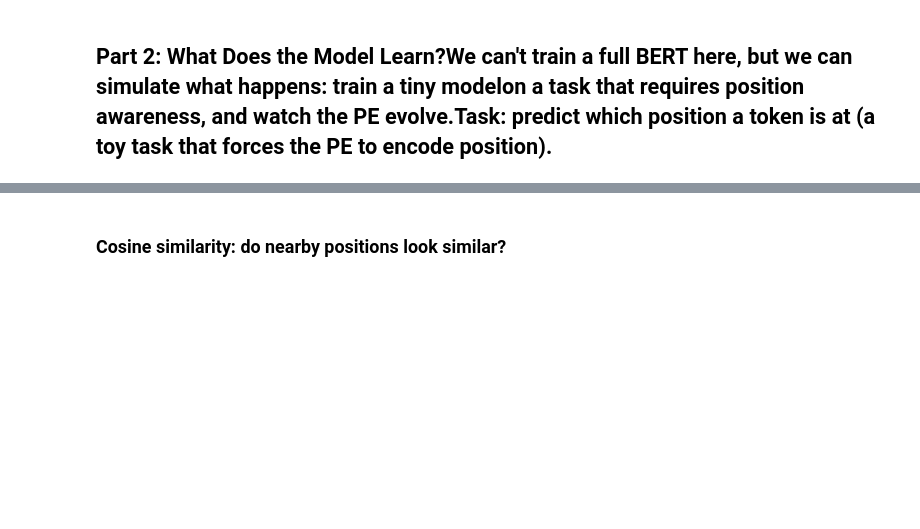
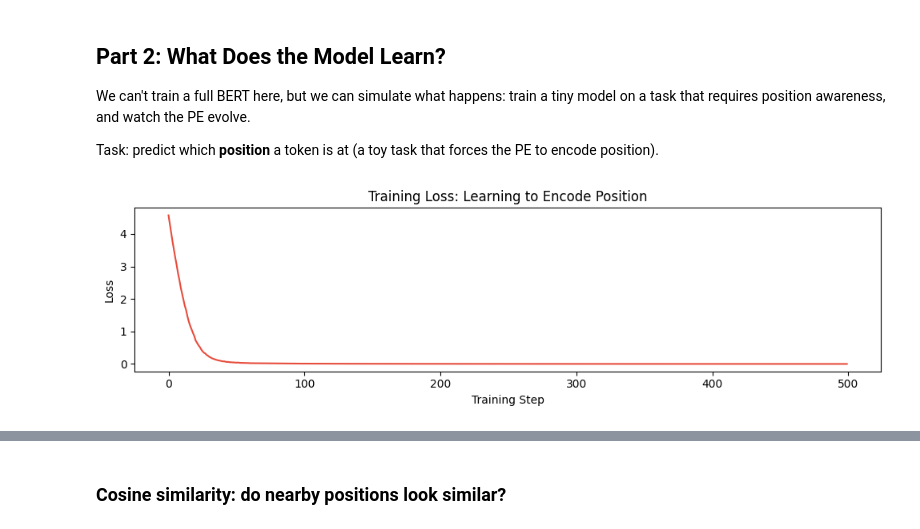
Before and after one commit to subhojitdas/Enceladus, a Jupyter notebook: src/pos_emb/learned_pe.ipynb, the cells around one changed output, grey strips where cells are left out. Saved outputs shown, nothing was run; the diff lists cells and outputs as text; code cells hidden in the pictures; blank space fills up the shorter version.

Commit message:
Bert learning

```diff
--- a/src/pos_emb/learned_pe.ipynb
+++ b/src/pos_emb/learned_pe.ipynb
@@ -11,2 +85,48 @@ class LearnedPositionalEmbedding(nn.Module):    def __init__(self, max_seq_len,
 # %%
-torch.manual_seed(42)max_len = 64d_model = 32vocab_size = 100# Tiny model: embedding + learned PE + linear classifier to predict positionclass TinyPositionModel(nn.Module):    def __init__(self):        super().__init__()        self.token_emb = nn.Embedding(vocab_size, d_model)        self.pos_emb = nn.Embedding(max_len, d_model)        self.classifier = nn.Linear(d_model, max_len)        def forward(self, tokens):        seq_len = tokens.shape[1]        positions = torch.arange(seq_len)        x = self.token_emb(tokens) + self.pos_emb(positions)        return self.classifier(x)  # predict position from combined embeddingmodel = TinyPositionModel()optimizer = torch.optim.Adam(model.parameters(), lr=0.01)# Train: random tokens, target = position indexlosses = []for step in range(500):    tokens = torch.randint(0, vocab_size, (16, max_len))  # batch of 16    targets = torch.arange(max_len).unsqueeze(0).expand(16, -1)        logits = model(tokens)    loss = F.cross_entropy(logits.view(-1, max_len), targets.reshape(-1))        optimizer.zero_grad()    loss.backward()    optimizer.step()    losses.append(loss.item())fig, ax = plt.subplots(figsize=(10, 3))ax.plot(losses, color='#e74c3c', linewidth=1.5)ax.set_xlabel('Training Step')ax.set_ylabel('Loss')ax.set_title('Training Loss: Learning to Encode Position')plt.tight_layout()plt.show()print(f"Final loss: {losses[-1]:.4f} (random chance would be {np.log(max_len):.2f})")
+torch.manual_seed(42)
+
+max_len = 64
+d_model = 32
+vocab_size = 100
+
+# Tiny model: embedding + learned PE + linear classifier to predict position
+class TinyPositionModel(nn.Module):
+    def __init__(self):
+        super().__init__()
+        self.token_emb = nn.Embedding(vocab_size, d_model)
+        self.pos_emb = nn.Embedding(max_len, d_model)
+        self.classifier = nn.Linear(d_model, max_len)
+
+    def forward(self, tokens):
+        seq_len = tokens.shape[1]
+        positions = torch.arange(seq_len)
+        x = self.token_emb(tokens) + self.pos_emb(positions)
+        return self.classifier(x)  # predict position from combined embedding
+
+model = TinyPositionModel()
+optimizer = torch.optim.Adam(model.parameters(), lr=0.01)
+
+# Train: random tokens, target = position index
+losses = []
+for step in range(500):
+    tokens = torch.randint(0, vocab_size, (16, max_len))  # batch of 16
+    targets = torch.arange(max_len).unsqueeze(0).expand(16, -1)
+
+    logits = model(tokens)
+    loss = F.cross_entropy(logits.view(-1, max_len), targets.reshape(-1))
+
+    optimizer.zero_grad()
+    loss.backward()
+    optimizer.step()
+    losses.append(loss.item())
+
+fig, ax = plt.subplots(figsize=(10, 3))
+ax.plot(losses, color='#e74c3c', linewidth=1.5)
+ax.set_xlabel('Training Step')
+ax.set_ylabel('Loss')
+ax.set_title('Training Loss: Learning to Encode Position')
+plt.tight_layout()
+plt.show()
+print(f"Final loss: {losses[-1]:.4f} (random chance would be {np.log(max_len):.2f})")
+# %% [output]
+[figure, added]
```
Also changed, not shown: parts of 6 cells of this notebook, 5 other files.
